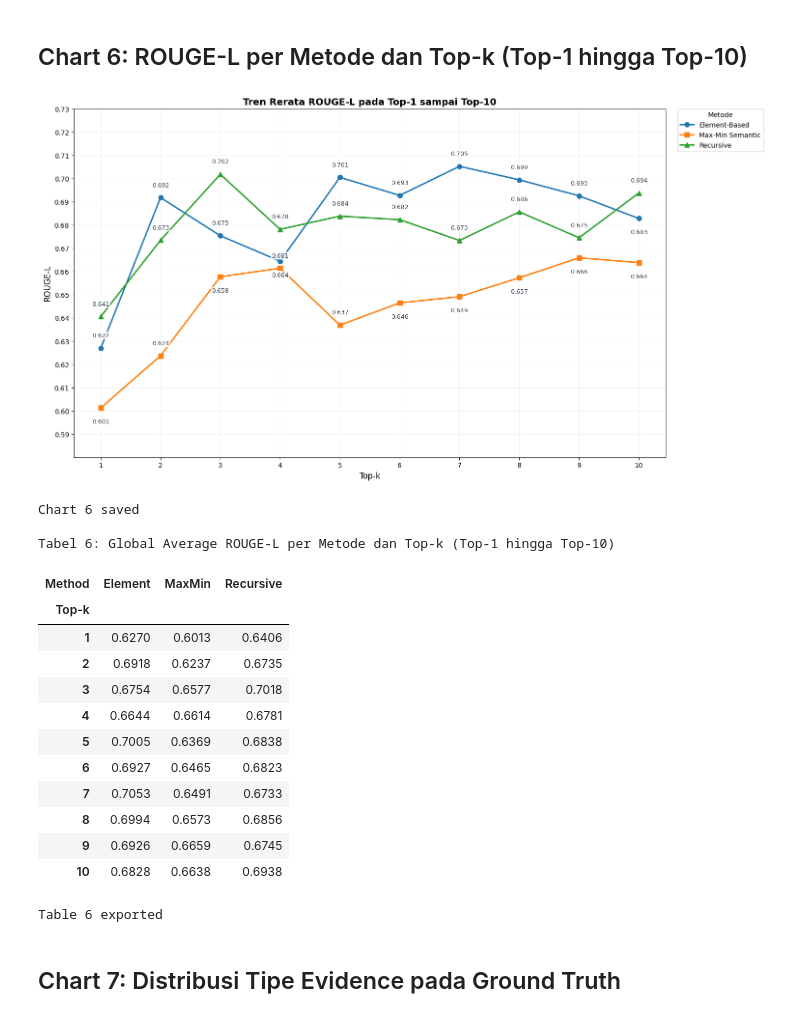
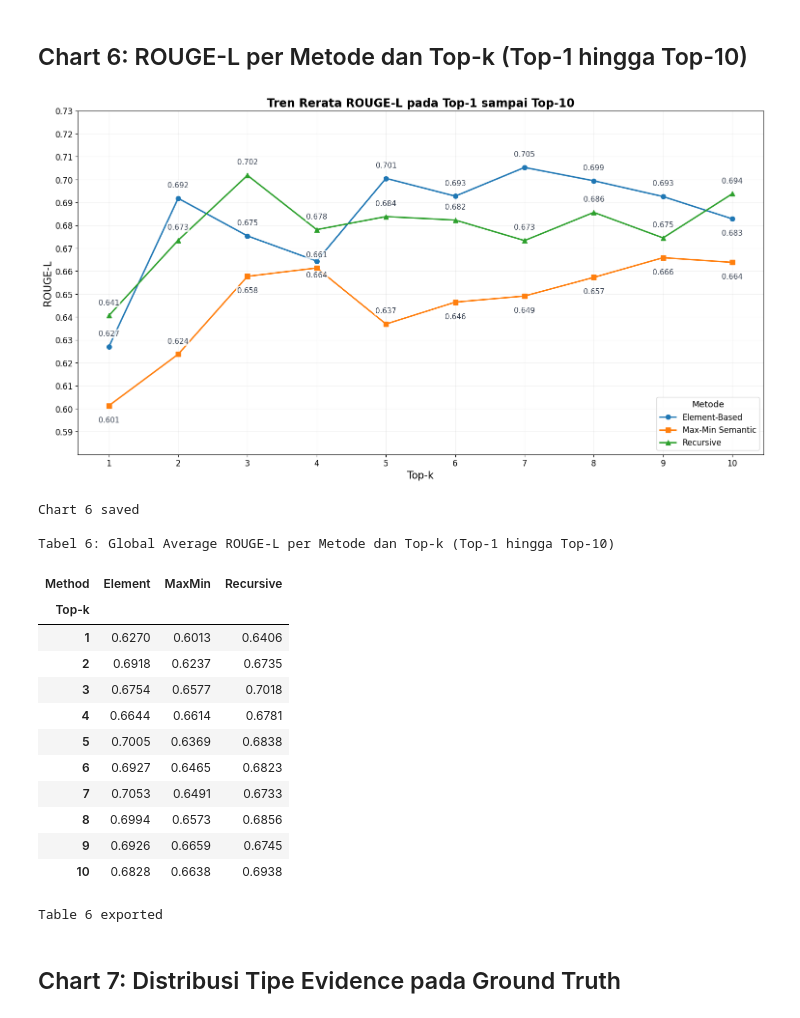
Before and after one commit to haikalthrq/rag-skripsi, a Jupyter notebook: notebooks/eval_visualization.ipynb, the cells around one changed output. Cells and saved outputs as stored; diff of their text form; code cells hidden in the pictures.

Commit message:
Update evaluation visualization styling

```diff
--- a/notebooks/eval_visualization.ipynb
+++ b/notebooks/eval_visualization.ipynb
@@ -46,6 +46,15 @@ method_map = {
 }
 data['method_short'] = data['method'].map(method_map)
 
+# Font size config for visualization readability
+TITLE_FONTSIZE = 17
+AXIS_LABEL_FONTSIZE = 15
+TICK_LABEL_FONTSIZE = 12
+LEGEND_FONTSIZE = 12
+LEGEND_TITLE_FONTSIZE = 13
+POINT_LABEL_FONTSIZE = 11
+BAR_LABEL_FONTSIZE = 12
+
 print(f"Loaded {len(data)} rows (top-{TOPK_MIN} to top-{TOPK_MAX})")
 print(f"Methods: {data['method'].unique()}")
 print(f"QA gold rows: {len(qa_gold)}")
@@ -580,15 +595,17 @@ for _, row in trend.iterrows():
         xytext=(x_offset, y_offset),
         ha='center',
         va='bottom' if y_offset >= 0 else 'top',
-        fontsize=9,
+        fontsize=POINT_LABEL_FONTSIZE,
         color='#374151',
         bbox=dict(boxstyle='round,pad=0.12', fc='white', ec='none', alpha=0.78)
     )
 
-ax.set_xlabel('Top-k', fontsize=12)
-ax.set_ylabel('F1@k', fontsize=12)
-ax.set_title('Tren Rerata F1@k pada Top-1 sampai Top-10', fontsize=14, fontweight='bold')
-ax.legend(title='Metode', fontsize=10, loc='upper left', bbox_to_anchor=(1.02, 1), borderaxespad=0)
+ax.set_xlabel('Top-k', fontsize=AXIS_LABEL_FONTSIZE)
+ax.set_ylabel('F1@k', fontsize=AXIS_LABEL_FONTSIZE)
+ax.set_title('Tren Rerata F1@k pada Top-1 sampai Top-10', fontsize=TITLE_FONTSIZE, fontweight='bold')
+ax.tick_params(axis='both', labelsize=TICK_LABEL_FONTSIZE)
+ax.legend(title='Metode', fontsize=LEGEND_FONTSIZE, loc='upper right')
+ax.get_legend().get_title().set_fontsize(LEGEND_TITLE_FONTSIZE)
 ax.minorticks_off()
 ax.grid(True, which='major', axis='both', alpha=0.16, linewidth=0.8)
 ax.set_xticks(range(TOPK_MIN, TOPK_MAX + 1))
@@ -707,16 +724,18 @@ for method in ['Element', 'MaxMin', 'Recursive']:
             xytext=(x_offset, y_offset),
             ha='center',
             va=valign,
-            fontsize=9,
+            fontsize=POINT_LABEL_FONTSIZE,
             color='#374151',
             bbox=dict(boxstyle='round,pad=0.12', fc='white', ec='none', alpha=0.78)
         )
 
-ax.set_xlabel('Top-k', fontsize=12)
-ax.set_ylabel('BLEU', fontsize=12)
-ax.set_title(f'Tren Rerata BLEU pada Top-{TOPK_MIN} sampai Top-{TOPK_MAX}', fontsize=14, fontweight='bold')
+ax.set_xlabel('Top-k', fontsize=AXIS_LABEL_FONTSIZE)
+ax.set_ylabel('BLEU', fontsize=AXIS_LABEL_FONTSIZE)
+ax.set_title(f'Tren Rerata BLEU pada Top-{TOPK_MIN} sampai Top-{TOPK_MAX}', fontsize=TITLE_FONTSIZE, fontweight='bold')
+ax.tick_params(axis='both', labelsize=TICK_LABEL_FONTSIZE)
 ax.set_xticks(list(range(TOPK_MIN, TOPK_MAX + 1)))
-ax.legend(title='Metode', fontsize=10, loc='upper left', bbox_to_anchor=(1.02, 1), borderaxespad=0)
+ax.legend(title='Metode', fontsize=LEGEND_FONTSIZE, loc='upper right')
+ax.get_legend().get_title().set_fontsize(LEGEND_TITLE_FONTSIZE)
 ax.minorticks_off()
 ax.grid(True, which='major', axis='both', alpha=0.16, linewidth=0.8)
 pad_y_axis(ax, gen_avg['bleu'], pad_ratio=0.25)
@@ -830,44 +849,46 @@ for method in ['Element', 'MaxMin', 'Recursive']:
             xytext=(x_offset, y_offset),
             ha='center',
             va=valign,
-            fontsize=9,
+            fontsize=POINT_LABEL_FONTSIZE,
             color='#374151',
             bbox=dict(boxstyle='round,pad=0.12', fc='white', ec='none', alpha=0.78)
         )
 
-ax.set_xlabel('Top-k', fontsize=12)
-ax.set_ylabel('ROUGE-L', fontsize=12)
-ax.set_title(f'Tren Rerata ROUGE-L pada Top-{TOPK_MIN} sampai Top-{TOPK_MAX}', fontsize=14, fontweight='bold')
+ax.set_xlabel('Top-k', fontsize=AXIS_LABEL_FONTSIZE)
+ax.set_ylabel('ROUGE-L', fontsize=AXIS_LABEL_FONTSIZE)
+ax.set_title(f'Tren Rerata ROUGE-L pada Top-{TOPK_MIN} sampai Top-{TOPK_MAX}', fontsize=TITLE_FONTSIZE, fontweight='bold')
+ax.tick_params(axis='both', labelsize=TICK_LABEL_FONTSIZE)
 ax.set_xticks(list(range(TOPK_MIN, TOPK_MAX + 1)))
-ax.legend(title='Metode', fontsize=10, loc='upper left', bbox_to_anchor=(1.02, 1), borderaxespad=0)
+ax.legend(title='Metode', fontsize=LEGEND_FONTSIZE, loc='lower right')
+ax.get_legend().get_title().set_fontsize(LEGEND_TITLE_FONTSIZE)
 ax.minorticks_off()
 ax.grid(True, which='major', axis='both', alpha=0.16, linewidth=0.8)
 rouge_y_bottom = np.floor((gen_avg['rouge_l'].min() - 0.02) * 100) / 100
 rouge_y_top = np.ceil((gen_avg['rouge_l'].max() + 0.02) * 100) / 100
 rouge_yticks = np.round(np.arange(rouge_y_bottom + 0.01, rouge_y_top + 0.001, 0.01), 2)
 ax.set_ylim(rouge_y_bottom, rouge_y_top)
 ax.set_yticks(rouge_yticks)
 ax.set_yticklabels([f'{tick:.2f}' for tick in rouge_yticks])
 
 plt.savefig(FIG_DIR / 'chart6_rouge_l_topk.png', dpi=300, bbox_inches='tight', pad_inches=0.3)
 plt.show()
 print('Chart 6 saved')
 
 # === TABEL (TEPAT DI BAWAH CHART) ===
 table6 = (
     gen_avg.pivot(index='top_k', columns='method_short', values='rouge_l')
     .rename_axis(index='Top-k', columns='Method')
 )
 print()
 print(f'Tabel 6: Global Average ROUGE-L per Metode dan Top-k (Top-{TOPK_MIN} hingga Top-{TOPK_MAX})')
 styled_table6 = format_metric_table(table6, axis=1)
 display(styled_table6)
 
 # Export CSV
 table6.to_csv(FIG_DIR / 'table6_rouge_l_topk.csv')
 print('Table 6 exported')
 # %% [output]
-[figure, old version]
+[figure, new version]
 Chart 6 saved
 
 Tabel 6: Global Average ROUGE-L per Metode dan Top-k (Top-1 hingga Top-10)
```
Also changed, not shown: parts of 8 cells of this notebook, 10 other files.
